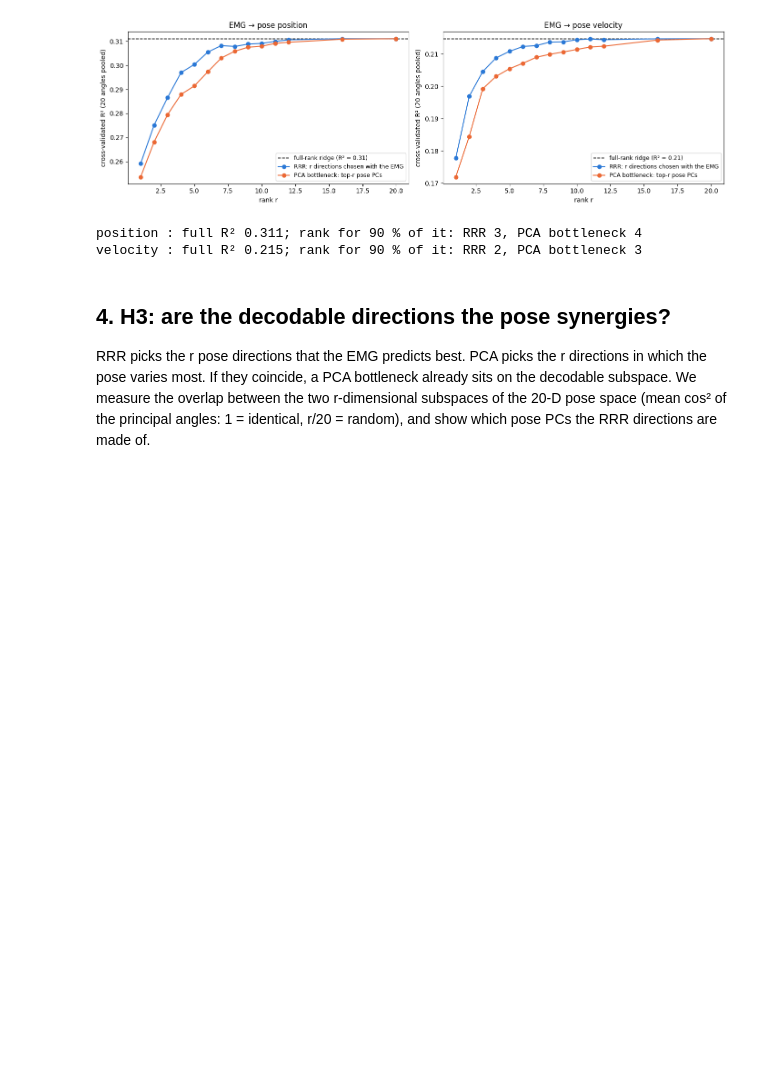
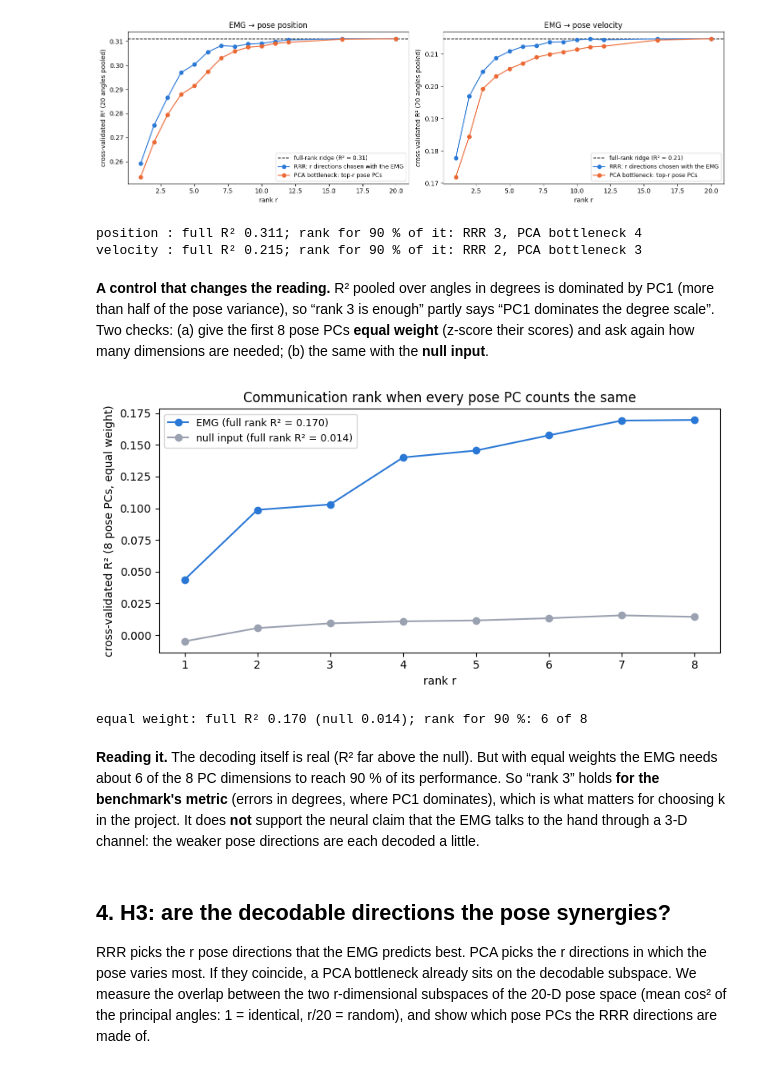
Before and after one commit to eljoserass/semg2pose, a Jupyter notebook: notebooks/neural_synergies.ipynb, the cells around one changed output. Saved outputs shown, nothing was run; the diff lists cells and outputs as text; code cells hidden in the pictures; blank space fills up the shorter version.

```diff
--- a/notebooks/neural_synergies.ipynb
+++ b/notebooks/neural_synergies.ipynb
@@ -216,6 +222,38 @@ X (74227, 80) Y (74227, 20)
 [figure]
 position : full R² 0.311; rank for 90 % of it: RRR 3, PCA bottleneck 4
 velocity : full R² 0.215; rank for 90 % of it: RRR 2, PCA bottleneck 3
+# %% [markdown]
+**A control that changes the reading.** R² pooled over angles in degrees is dominated by PC1 (more than half of the
+pose variance), so “rank 3 is enough” partly says “PC1 dominates the degree scale”. Two checks: (a) give the first 8
+pose PCs **equal weight** (z-score their scores) and ask again how many dimensions are needed; (b) the same with the
+**null input**.
+# %%
+_, _, Vt_pose = np.linalg.svd(Y - Y.mean(0), full_matrices=False)
+Zeq = (Y - Y.mean(0)) @ Vt_pose[:8].T
+Zeq = Zeq / Zeq.std(0)
+R8 = list(range(1, 9))
+eq = {}
+for name, Xi in [("EMG", X), ("null input", Xn)]:
+    rr_eq, full_eq = rrr_cv(Xi, Zeq, folds, R8, mode="rrr")
+    eq[name] = (rr_eq, full_eq)
+fig, ax = plt.subplots(figsize=(8, 4))
+for name, col in [("EMG", BLUE), ("null input", GREY)]:
+    rr_eq, full_eq = eq[name]
+    ax.plot(R8, [rr_eq[r] for r in R8], "o-", color=col, label=f"{name} (full rank R² = {full_eq:.3f})")
+ax.set_xlabel("rank r"); ax.set_ylabel("cross-validated R² (8 pose PCs, equal weight)"); ax.legend(fontsize=9)
+ax.set_title("Communication rank when every pose PC counts the same")
+plt.tight_layout(); plt.show()
+rr_eq, full_eq = eq["EMG"]
+r90_eq = next(r for r in R8 if rr_eq[r] >= 0.9 * full_eq)
+print(f"equal weight: full R² {full_eq:.3f} (null {eq['null input'][1]:.3f}); rank for 90 %: {r90_eq} of 8")
+# %% [output]
+[figure, added]
+equal weight: full R² 0.170 (null 0.014); rank for 90 %: 6 of 8
+# %% [markdown]
+**Reading it.** The decoding itself is real (R² far above the null). But with equal weights the EMG needs about 6 of
+the 8 PC dimensions to reach 90 % of its performance. So “rank 3” holds **for the benchmark's metric** (errors in
+degrees, where PC1 dominates), which is what matters for choosing k in the project. It does **not** support the neural
+claim that the EMG talks to the hand through a 3-D channel: the weaker pose directions are each decoded a little.
 # %% [markdown]
 ## 4. H3: are the decodable directions the pose synergies?
 
```
Also changed, not shown: parts of 5 cells of this notebook, 16 other files.
